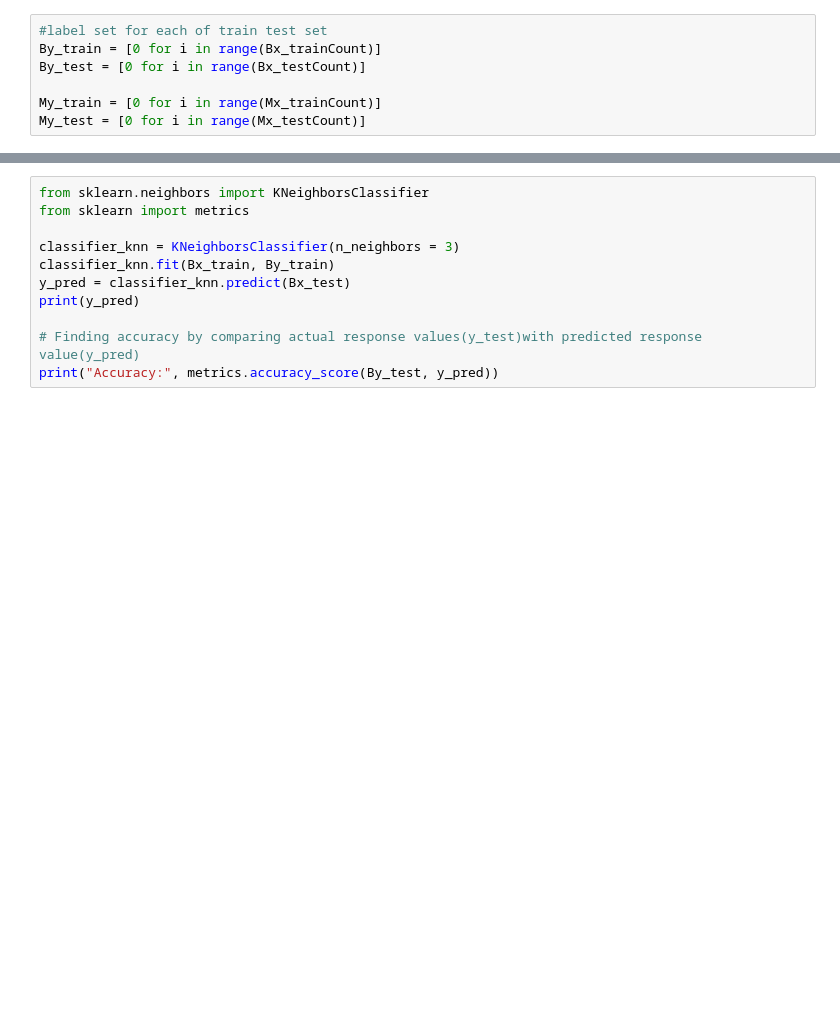
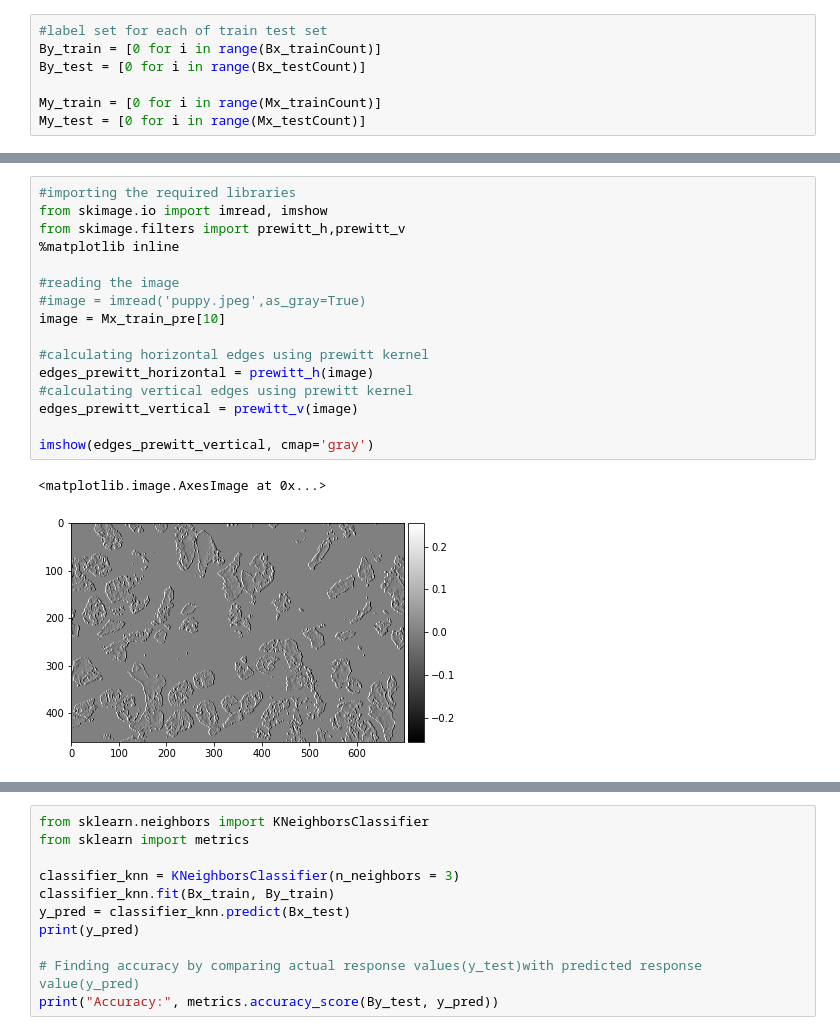
Before and after one commit to Nadeem-Anwar/Nadeem-Anwar, a Jupyter notebook: Cancer.ipynb, the cells around one changed output, grey strips where cells are left out. Cells and saved outputs as stored; diff of their text form; blank space fills up the shorter version.

```diff
--- a/Cancer.ipynb
+++ b/Cancer.ipynb
@@ -151,0 +282,19 @@ cmap_val = None
+# %%
+#importing the required libraries
+from skimage.io import imread, imshow
+from skimage.filters import prewitt_h,prewitt_v
+%matplotlib inline
+
+#reading the image
+#image = imread('puppy.jpeg',as_gray=True)
+image = Mx_train_pre[10]
+
+#calculating horizontal edges using prewitt kernel
+edges_prewitt_horizontal = prewitt_h(image)
+#calculating vertical edges using prewitt kernel
+edges_prewitt_vertical = prewitt_v(image)
+
+imshow(edges_prewitt_vertical, cmap='gray')
+# %% [output]
+<matplotlib.image.AxesImage at 0x...>
+[figure, added]
```
Also changed, not shown: parts of 15 cells of this notebook.
